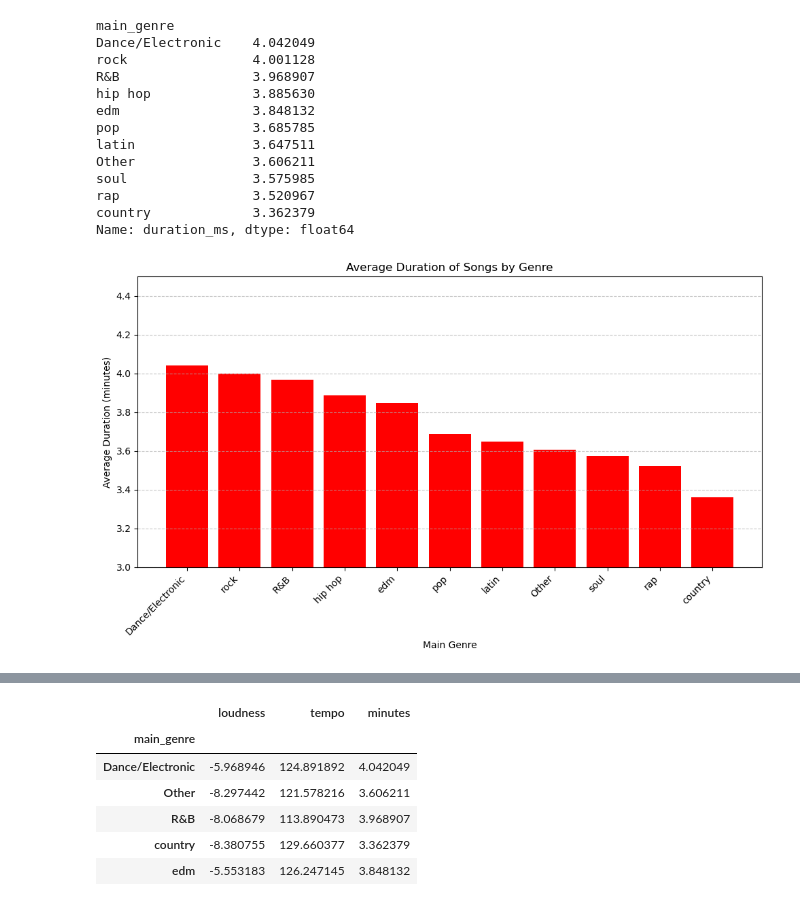
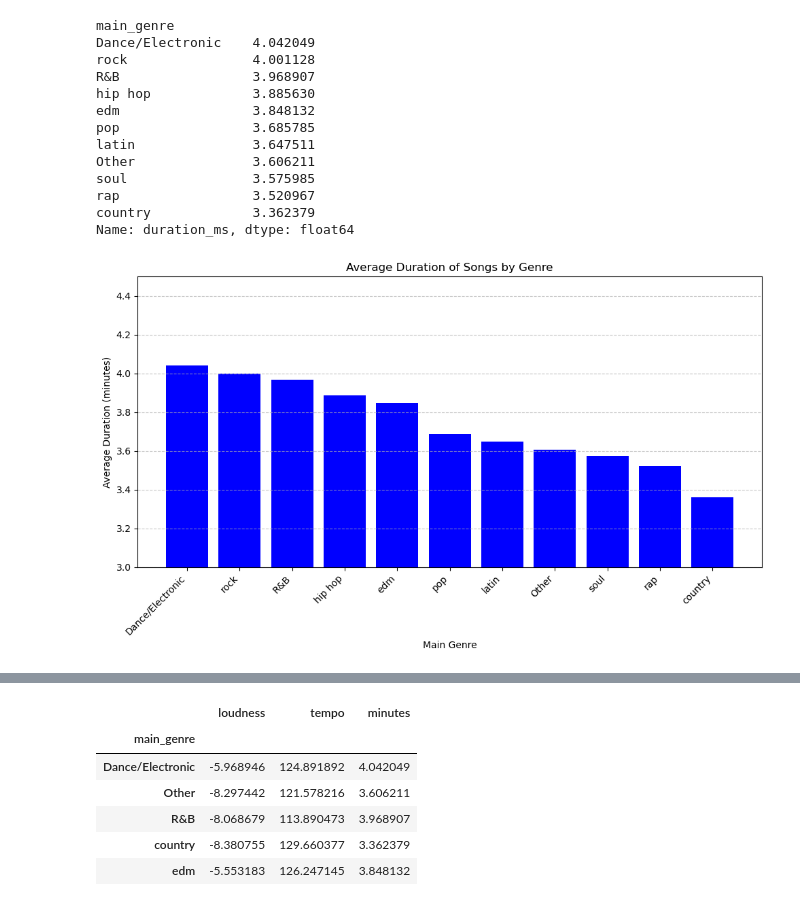
Before and after one commit to tmartabano/Project-for-Data-Munging, a Jupyter notebook: Final_Project_Data(new).ipynb, the cells around one changed output, grey strips where cells are left out. Saved outputs shown, nothing was run; the diff lists cells and outputs as text; code cells hidden in the pictures.

```diff
--- a/Final_Project_Data(new).ipynb
+++ b/Final_Project_Data(new).ipynb
@@ -218,18 +245,18 @@ rap                 3.520967
 country             3.362379
 Name: duration_ms, dtype: float64
 # %%
-#chart 2
+#Bar Chart of average duration of songs by genre
 plt.figure(figsize=(10, 6))
-plt.bar(avg_min.index, avg_min.values, color= 'red')
+plt.bar(avg_min.index, avg_min.values, color= 'blue')
 plt.xlabel('Main Genre')
 plt.ylabel('Average Duration (minutes)')
 plt.title('Average Duration of Songs by Genre')
 plt.xticks(rotation=45, ha='right')
 plt.ylim(3.0, 4.5)
 plt.grid(axis='y', linestyle='--', alpha=0.7)
 
 # Show the bar graph
 plt.tight_layout()
 plt.show()
 # %% [output]
-[figure, old version]
+[figure, new version]
```
Also changed, not shown: parts of 37 cells of this notebook, 1 other file.
